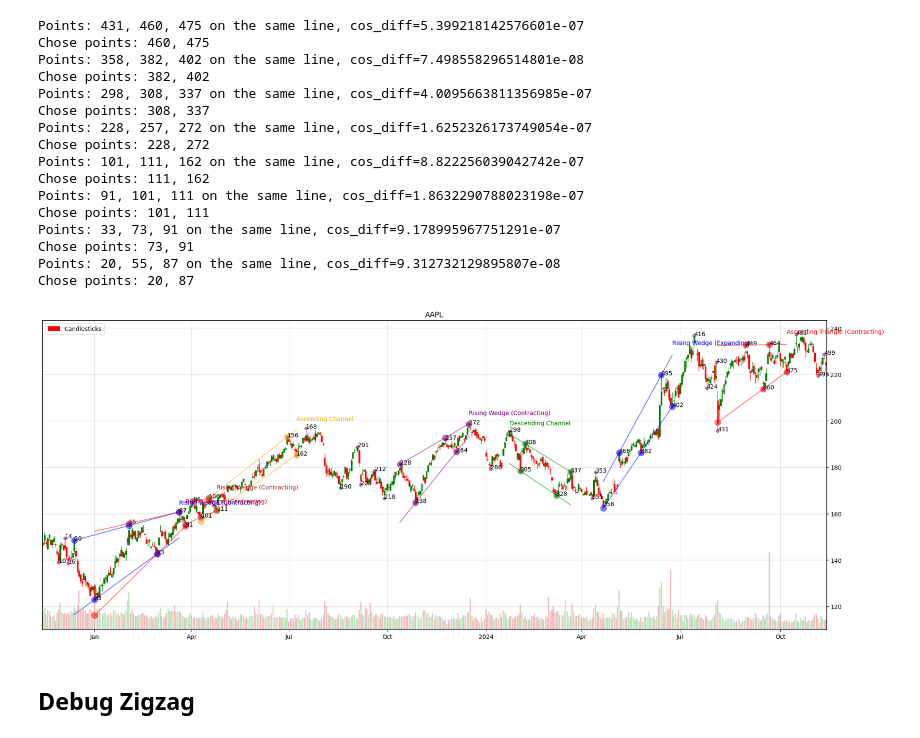
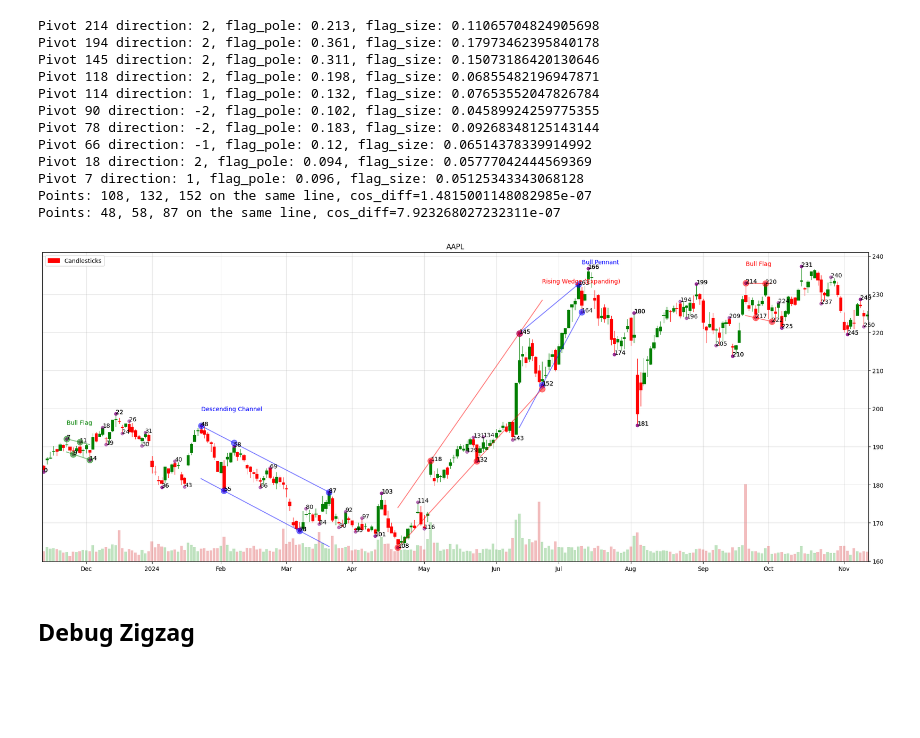
Before and after one commit to furechan/mplchart, a Jupyter notebook: examples/plot-trendlines.ipynb, the cells around one changed output. Drawn from its saved outputs; the diff is of its cells as text; code cells hidden in the pictures; blank space fills up the shorter version.

```diff
--- a/examples/plot-trendlines.ipynb
+++ b/examples/plot-trendlines.ipynb
@@ -1,49 +1,49 @@
 # %%
 import yfinance as yf
 from mplchart.chart import Chart
-from mplchart.primitives import Candlesticks, Volume, ChartPattern, ScanProperties
+from mplchart.primitives import Candlesticks, Volume, TrendLine, TrendLineProperties
 
 ticker = "AAPL"
-prices = yf.Ticker(ticker).history(period="2y")
+prices = yf.Ticker(ticker).history(period="1y")
 # %%
 # Configure pattern scanning
-scan_props = ScanProperties(
+scan_props = TrendLineProperties(
         number_of_pivots=5,
         error_ratio=1e-6,
     )
 
+scan_props_pf = TrendLineProperties(
+        number_of_pivots=4,
+        error_ratio=1e-6,
+)
 
 indicators = [
     Candlesticks(colorup="green", colordn="red"),
     Volume(),
-    #ChartPattern(backcandels=2, forwardcandels=2, pivot_limit=100, show_pivots=True, scan_props=scan_props),
-    ChartPattern(backcandels=5, forwardcandels=5, pivot_limit=50, show_pivots=True, scan_props=scan_props),
+    TrendLine(backcandels=2, forwardcandels=2, pivot_limit=100, show_pivots=True, scan_props=scan_props_pf),
+    TrendLine(backcandels=5, forwardcandels=5, pivot_limit=50, show_pivots=True, scan_props=scan_props),
     # SMA(50),
     # SMA(200),
     # RSI(),
     # MACD(),
 ]
 
 chart = Chart(title=ticker, figsize=(20, 8))
 chart.plot(prices, indicators)
 # %% [output]
-Points: 431, 460, 475 on the same line, cos_diff=5.399218142576601e-07
-Chose points: 460, 475
-Points: 358, 382, 402 on the same line, cos_diff=7.498558296514801e-08
-Chose points: 382, 402
-Points: 298, 308, 337 on the same line, cos_diff=4.0095663811356985e-07
-Chose points: 308, 337
-Points: 228, 257, 272 on the same line, cos_diff=1.6252326173749054e-07
-Chose points: 228, 272
-Points: 101, 111, 162 on the same line, cos_diff=8.822256039042742e-07
-Chose points: 111, 162
-Points: 91, 101, 111 on the same line, cos_diff=1.8632290788023198e-07
-Chose points: 101, 111
-Points: 33, 73, 91 on the same line, cos_diff=9.178995967751291e-07
-Chose points: 73, 91
-Points: 20, 55, 87 on the same line, cos_diff=9.312732129895807e-08
-Chose points: 20, 87
+Pivot 214 direction: 2, flag_pole: 0.213, flag_size: 0.11065704824905698
+Pivot 194 direction: 2, flag_pole: 0.361, flag_size: 0.17973462395840178
+Pivot 145 direction: 2, flag_pole: 0.311, flag_size: 0.15073186420130646
+Pivot 118 direction: 2, flag_pole: 0.198, flag_size: 0.06855482196947871
+Pivot 114 direction: 1, flag_pole: 0.132, flag_size: 0.07653552047826784
+Pivot 90 direction: -2, flag_pole: 0.102, flag_size: 0.04589924259775355
+Pivot 78 direction: -2, flag_pole: 0.183, flag_size: 0.09268348125143144
+Pivot 66 direction: -1, flag_pole: 0.12, flag_size: 0.06514378339914992
+Pivot 18 direction: 2, flag_pole: 0.094, flag_size: 0.05777042444569369
+Pivot 7 direction: 1, flag_pole: 0.096, flag_size: 0.05125343343068128
+Points: 108, 132, 152 on the same line, cos_diff=1.4815001148082985e-07
+Points: 48, 58, 87 on the same line, cos_diff=7.923268027232311e-07
-[figure, old version]
+[figure, new version]
 # %% [markdown]
 ## Debug Zigzag
 # %%
```
Also changed, not shown: 5 other files.
